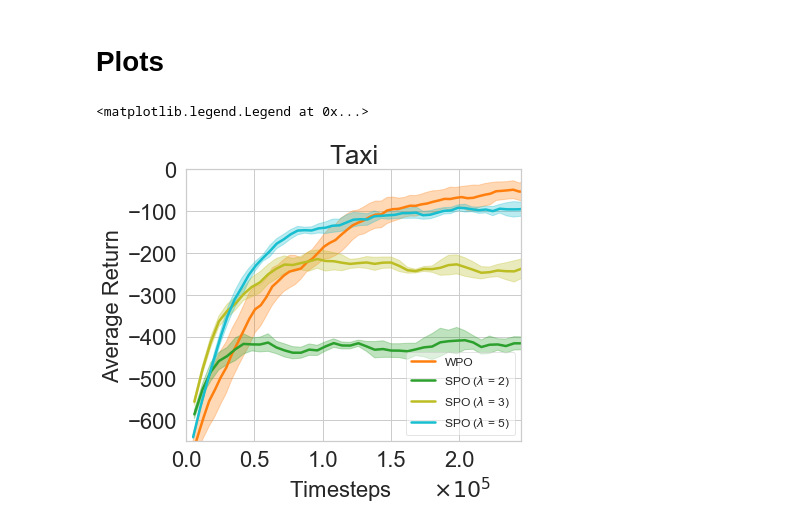
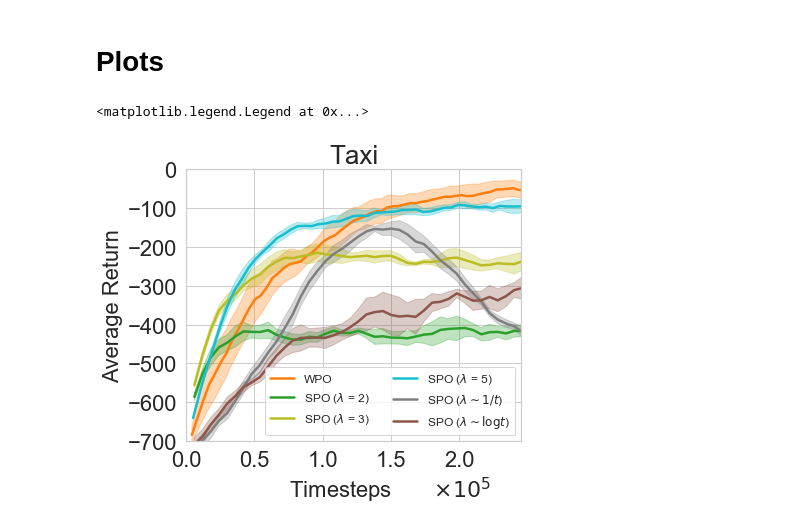
Before and after one commit to kadysongbb/efficient-wpo, a Jupyter notebook: tabular/view_training_tabular_sinkhorn (private copy).ipynb, the cells around one changed output. Saved outputs shown, nothing was run; the diff lists cells and outputs as text; code cells hidden in the pictures.

```diff
--- a/tabular/view_training_tabular_sinkhorn (private copy).ipynb
+++ b/tabular/view_training_tabular_sinkhorn (private copy).ipynb
@@ -88,6 +88,12 @@ def df_plot(dfs, x, y, isTaxi, isChain, isCliff, ylim=None, xlim=None, legend_lo
             name = 'SPO ($\lambda$ = 3)'
         elif 'Sinkhorn5' in name:
             name = 'SPO ($\lambda$ = 5)'
+        elif 'Sinkhorn1overt'in name:
+            name = 'SPO ($\lambda \sim 1/t$)'
+        elif 'Sinkhornlogt'in name:
+            name = 'SPO ($\lambda \sim \log{t}$)'
+        elif 'Sinkhorn1oversqrtt'in name:
+            name = 'SPO ($\lambda \sim 1/\sqrt{t}$)'
         x_val = df[x]
         y_val[i,:] = df[y].values.ravel()[0:min_len]
         i += 1
@@ -111,7 +117,15 @@ def df_plot(dfs, x, y, isTaxi, isChain, isCliff, ylim=None, xlim=None, legend_lo
     if name == 'SPO ($\lambda$ = 5)':
         plt.plot(x_val[0:len(moving_average[0])]*timesteps_per_eps/100000*0.85, moving_average[0], linewidth = 2.5, label=name, color = 'tab:cyan')
         plt.fill_between(x_val[0:len(moving_average[0])]*timesteps_per_eps/100000*0.85, moving_average[1], moving_average[2], alpha=0.3, color = 'tab:cyan')
-
+    if name == 'SPO ($\lambda \sim 1/t$)':
+        plt.plot(x_val[0:len(moving_average[0])]*timesteps_per_eps/100000, moving_average[0], linewidth = 2.5, label=name, color = 'tab:gray')
+        plt.fill_between(x_val[0:len(moving_average[0])]*timesteps_per_eps/100000, moving_average[1], moving_average[2], alpha=0.3, color = 'tab:gray')
+    if name == 'SPO ($\lambda \sim \log{t}$)':
+        plt.plot(x_val[0:len(moving_average[0])]*timesteps_per_eps/100000, moving_average[0], linewidth = 2.5, label=name, color = 'tab:brown')
+        plt.fill_between(x_val[0:len(moving_average[0])]*timesteps_per_eps/100000, moving_average[1], moving_average[2], alpha=0.3, color = 'tab:brown')
+    if name == 'SPO ($\lambda \sim 1/\sqrt{t}$)':
+        plt.plot(x_val[0:len(moving_average[0])]*timesteps_per_eps/100000, moving_average[0], linewidth = 2.5, label=name, color = 'tab:red')
+        plt.fill_between(x_val[0:len(moving_average[0])]*timesteps_per_eps/100000, moving_average[1], moving_average[2], alpha=0.3, color = 'tab:red')
 
     plt.xticks(fontsize=22)
     plt.xticks(fontsize=22)
@@ -244,28 +293,29 @@ def find_baseline_moving_avg(file_list, window_size):
 # %%
 if isTaxi:
     xlim = 2.45
-    ylim = -650
+    ylim = -700
     df_plot(wass_data, '_Episode', ['_AvgRewardSum'], isTaxi, isChain, isCliff, [ylim,0], [0,xlim])
     df_plot(sink2_data, '_Episode', ['_AvgRewardSum'], isTaxi, isChain, isCliff, [ylim,0], [0,xlim])
     df_plot(sink3_data, '_Episode', ['_AvgRewardSum'], isTaxi, isChain, isCliff, [ylim,0], [0,xlim])
     df_plot(sink5_data, '_Episode', ['_AvgRewardSum'], isTaxi, isChain, isCliff, [ylim,0], [0,xlim])
+    df_plot(sink1overt_data, '_Episode', ['_AvgRewardSum'], isTaxi, isChain, isCliff, [ylim,0], [0,xlim])
+    df_plot(sinklogt_data, '_Episode', ['_AvgRewardSum'], isTaxi, isChain, isCliff, [ylim,0], [0,xlim])
 if isChain:
-    ylim = 1800
+    ylim = 1000
     xlim = 0.5
     df_plot(wass_data, '_Episode', ['_AvgRewardSum'], isTaxi, isChain, isCliff, [ylim,3750], [0,xlim])
     df_plot(sink2_data, '_Episode', ['_AvgRewardSum'], isTaxi, isChain, isCliff, [ylim,3750], [0,xlim])
     df_plot(sink20_data, '_Episode', ['_AvgRewardSum'], isTaxi, isChain, isCliff, [ylim,3750], [0,xlim])
     df_plot(sink50_data, '_Episode', ['_AvgRewardSum'], isTaxi, isChain, isCliff, [ylim,3750], [0,xlim])
+    df_plot(sink1overt_data, '_Episode', ['_AvgRewardSum'], isTaxi, isChain, isCliff, [ylim,3750], [0,xlim])
+    df_plot(sinklogt_data, '_Episode', ['_AvgRewardSum'], isTaxi, isChain, isCliff, [ylim,3750], [0,xlim])
+
 if isCliff:
     xlim = 0.3
     df_plot(wass_data, '_Episode', ['_AvgRewardSum'], isTaxi, isChain, isCliff, [-3000,100], [0,0.3])
 
-plt.rcParams["legend.framealpha"] = 0.9
-
-if isTaxi:
-    plt.rcParams["legend.framealpha"] = 0.5
-
-plt.legend(fontsize= 12, loc='lower right')
+plt.rcParams["legend.framealpha"] = 0.8
+plt.legend(fontsize= 12, loc='lower right', ncol = 2)
 # %% [output]
 <matplotlib.legend.Legend at 0x...>
-[figure, old version]
+[figure, new version]
```
Also changed, not shown: parts of 1 cell of this notebook, 31 other files.
